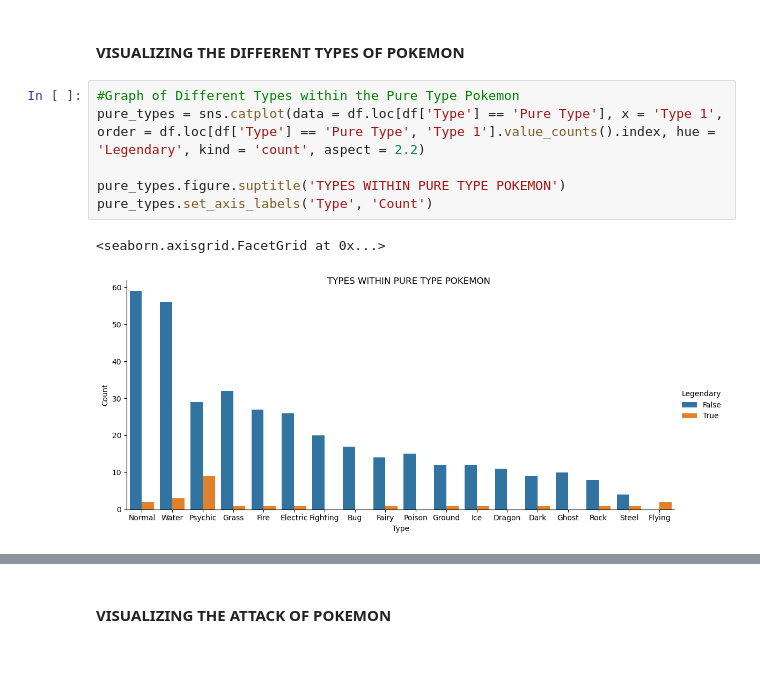
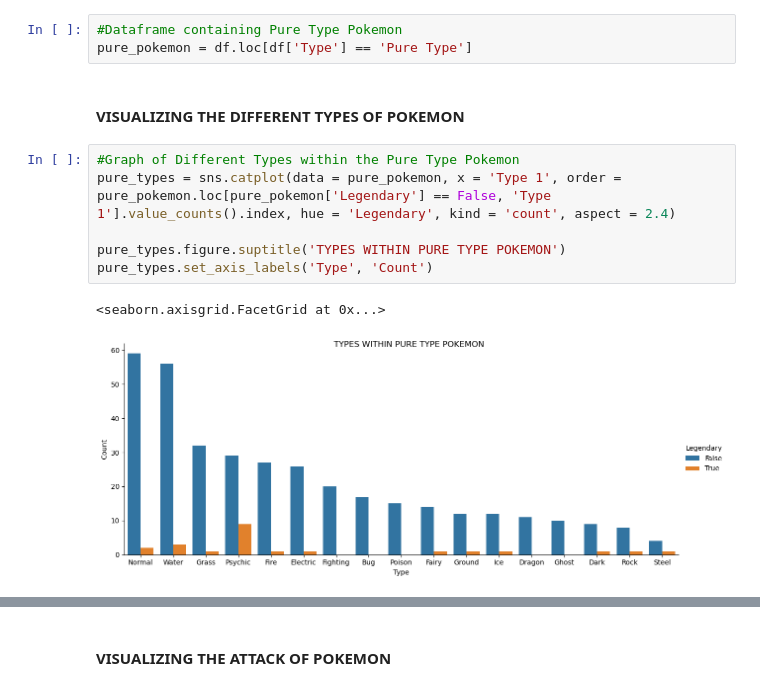
Before and after one commit to r-taeja/Data-Science, a Jupyter notebook: Pokemon/pokemon.ipynb, the cells around one changed output, grey strips where cells are left out. Cells and saved outputs as stored; diff of their text form; blank space fills up the shorter version.

```diff
--- a/Pokemon/pokemon.ipynb
+++ b/Pokemon/pokemon.ipynb
@@ -284,13 +287,16 @@ From here on, let's work with the Dual type pokemon first, and then, the Pure ty
+# %%
+#Dataframe containing Pure Type Pokemon
+pure_pokemon = df.loc[df['Type'] == 'Pure Type']
 # %% [markdown]
 #### **VISUALIZING THE DIFFERENT TYPES OF POKEMON**
 # %%
 #Graph of Different Types within the Pure Type Pokemon
-pure_types = sns.catplot(data = df.loc[df['Type'] == 'Pure Type'], x = 'Type 1', order = df.loc[df['Type'] == 'Pure Type', 'Type 1'].value_counts().index, hue = 'Legendary', kind = 'count', aspect = 2.2)
+pure_types = sns.catplot(data = pure_pokemon, x = 'Type 1', order = pure_pokemon.loc[pure_pokemon['Legendary'] == False, 'Type 1'].value_counts().index, hue = 'Legendary', kind = 'count', aspect = 2.4)
 
 pure_types.figure.suptitle('TYPES WITHIN PURE TYPE POKEMON')
 pure_types.set_axis_labels('Type', 'Count')
 # %% [output]
 <seaborn.axisgrid.FacetGrid at 0x...>
-[figure, old version]
+[figure, new version]
 # %%
 #Graph of Different Types within the Dual Type Pokemon
```
Also changed, not shown: parts of 27 cells of this notebook.
